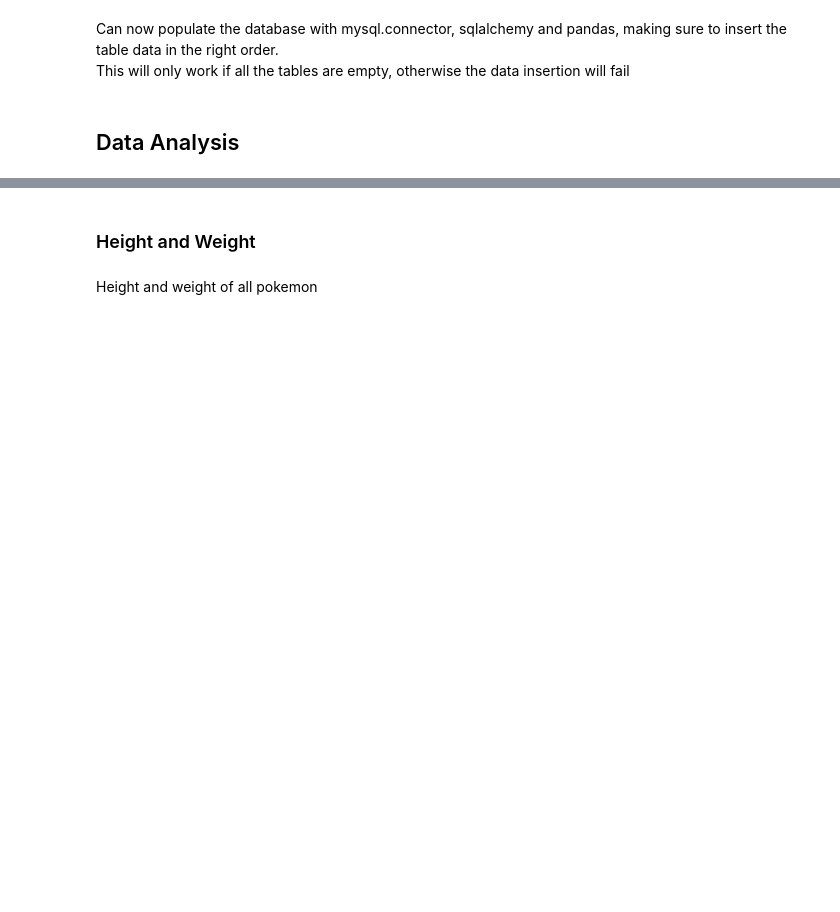
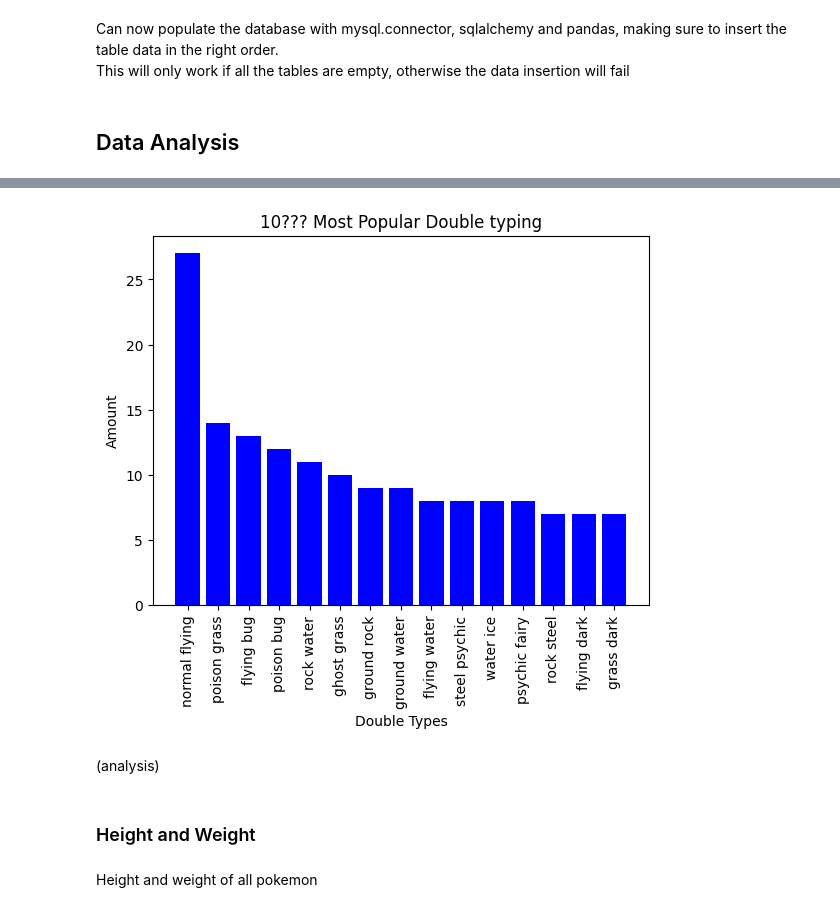
Before and after one commit to jarjc001/PokemonDataProject, a Jupyter notebook: Pokemon_Data_analysis.ipynb, the cells around one changed output, grey strips where cells are left out. Cells and saved outputs as stored; diff of their text form; code cells hidden in the pictures; blank space fills up the shorter version.

```diff
--- a/Pokemon_Data_analysis.ipynb
+++ b/Pokemon_Data_analysis.ipynb
@@ -164,3 +208,24 @@ df_type_pairing.head()
+# %%
+x = df_type_pairing["type2"] + " " + df_type_pairing["type1"]
+y = df_type_pairing["amount"]
+
+upper_limit: int = 15
+
+fig, ax = plt.subplots()
+
+plt.bar(x[0:upper_limit],y[0:upper_limit], color = 'blue')
+# plt.bar(x[lower_limit:],y[lower_limit:], color = 'green')
+
+plt.title("10??? Most Popular Double typing")
+plt.xlabel("Double Types")
+plt.ylabel("Amount")
+plt.xticks(rotation=90)
+
+plt.show()
+# %% [output]
+[figure, added]
+# %% [markdown]
+(analysis)
 # %% [markdown]
 ### Height and Weight
 # %% [markdown]
```
Also changed, not shown: parts of 35 cells of this notebook, 4 other files.
